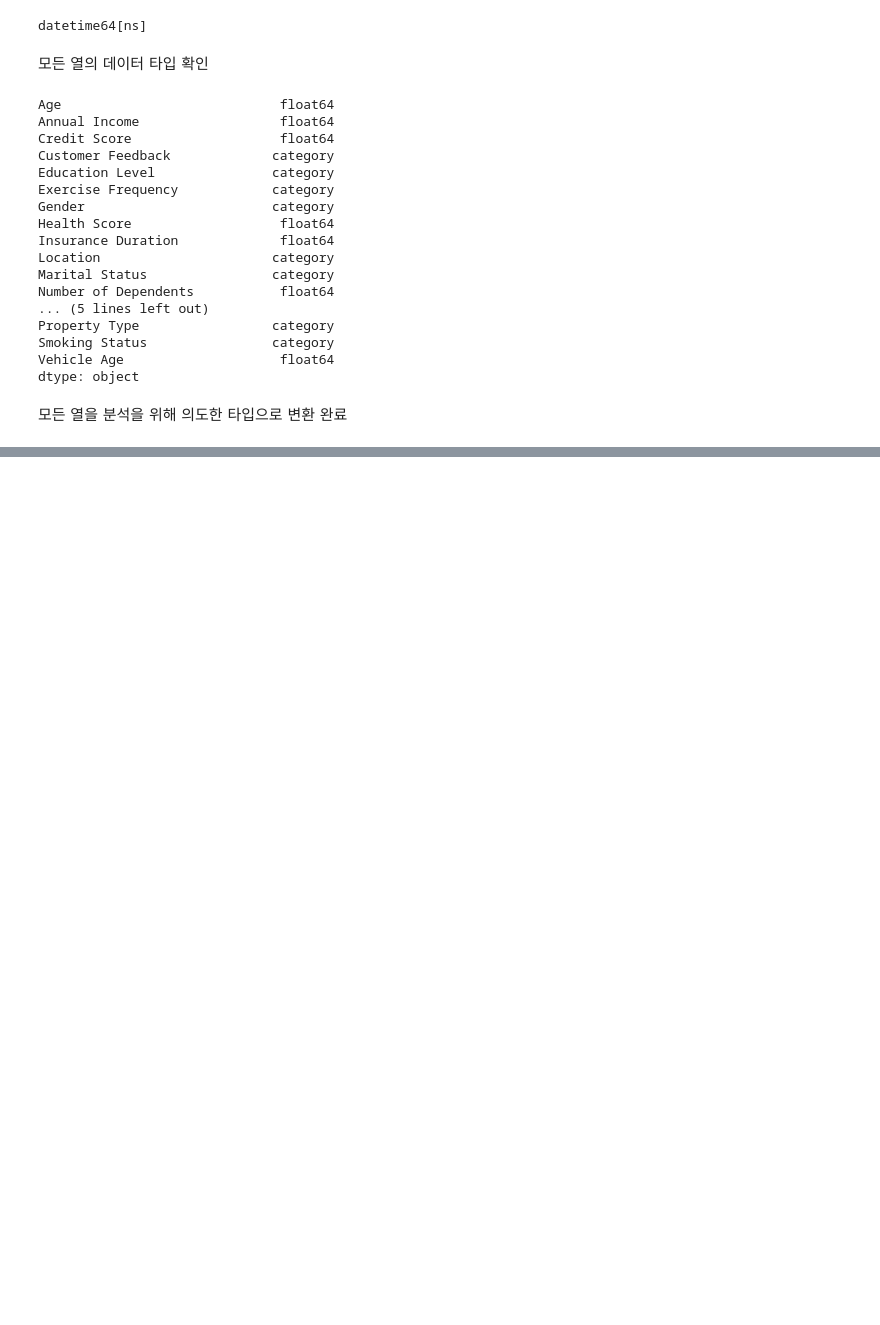
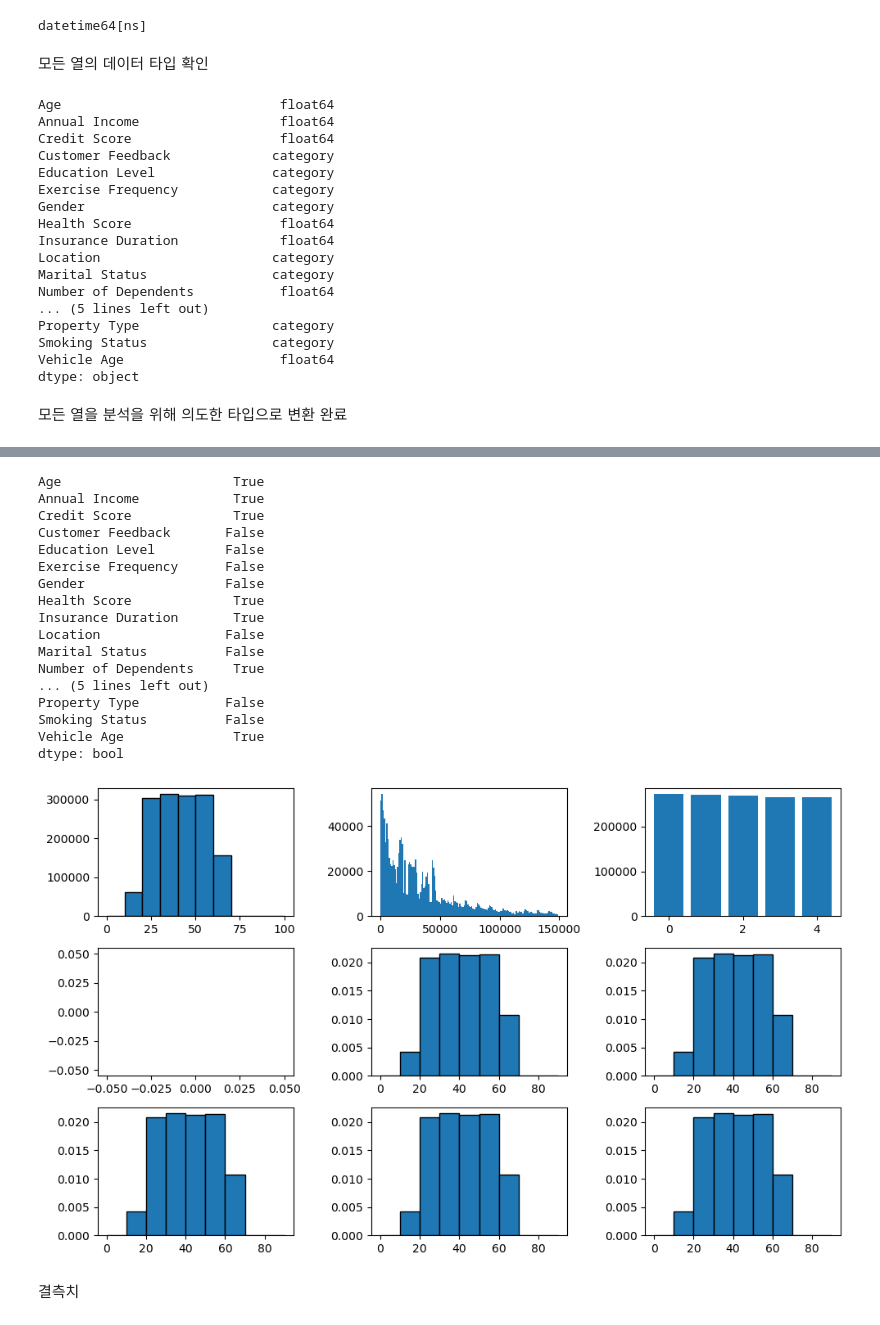
Before and after one commit to hyungijung/Project, a Jupyter notebook: Regression with an Insurance Dataset.ipynb, the cells around one changed output, grey strips where cells are left out. Cells and saved outputs as stored; diff of their text form; code cells hidden in the pictures; blank space fills up the shorter version.

```diff
--- a/Regression with an Insurance Dataset.ipynb
+++ b/Regression with an Insurance Dataset.ipynb
@@ -336,8 +337,7 @@ memory usage: 225.7+ MB
 # %% [markdown]
 float64 열의 소수 부분이 0인지 아닌지 확인
 # %%
-check_frame = frame
-check_frame = check_frame.dropna()
+check_frame = frame.dropna()
 
 for column in check_frame.columns:
     if frame[column].dtype == 'float64':
@@ -570,0 +585,39 @@ dtype: object
+# %%
+fig, axes = plt.subplots(3, 3, figsize=(10, 6))  # 전체 그래프 크기 설정
+print(frame.dtypes == "float64")
+axes[0][0].hist(frame["Age"], bins=np.arange(0, 110, 10), edgecolor='black')
+axes[0][1].hist(frame["Annual Income"], bins=np.arange(0.0, frame["Annual Income"].max(), 1000.0), density=False)
+axes[0][2].bar(np.arange(0.0, 5.0, 1.0), frame["Number of Dependents"].value_counts())
+
+axes[1][0].hist(frame["Credit Score"], bins=np.arange(0, 100, 10), density=True, edgecolor='black')
+axes[1][1].hist(frame["Age"], bins=np.arange(0, 100, 10), density=True, edgecolor='black')
+axes[1][2].hist(frame["Age"], bins=np.arange(0, 100, 10), density=True, edgecolor='black')
+
+axes[2][0].hist(frame["Age"], bins=np.arange(0, 100, 10), density=True, edgecolor='black')
+axes[2][1].hist(frame["Age"], bins=np.arange(0, 100, 10), density=True, edgecolor='black')
+axes[2][2].hist(frame["Age"], bins=np.arange(0, 100, 10), density=True, edgecolor='black')
+
+plt.tight_layout()
+
+plt.show()
+# %% [output]
+Age                      True
+Annual Income            True
+Credit Score             True
+Customer Feedback       False
+Education Level         False
+Exercise Frequency      False
+Gender                  False
+Health Score             True
+Insurance Duration       True
+Location                False
+Marital Status          False
+Number of Dependents     True
+... (5 lines left out)
+Property Type           False
+Smoking Status          False
+Vehicle Age              True
+dtype: bool
+[figure, added]
+# %% [markdown]
+결측치
```
Also changed, not shown: parts of 8 cells of this notebook.
